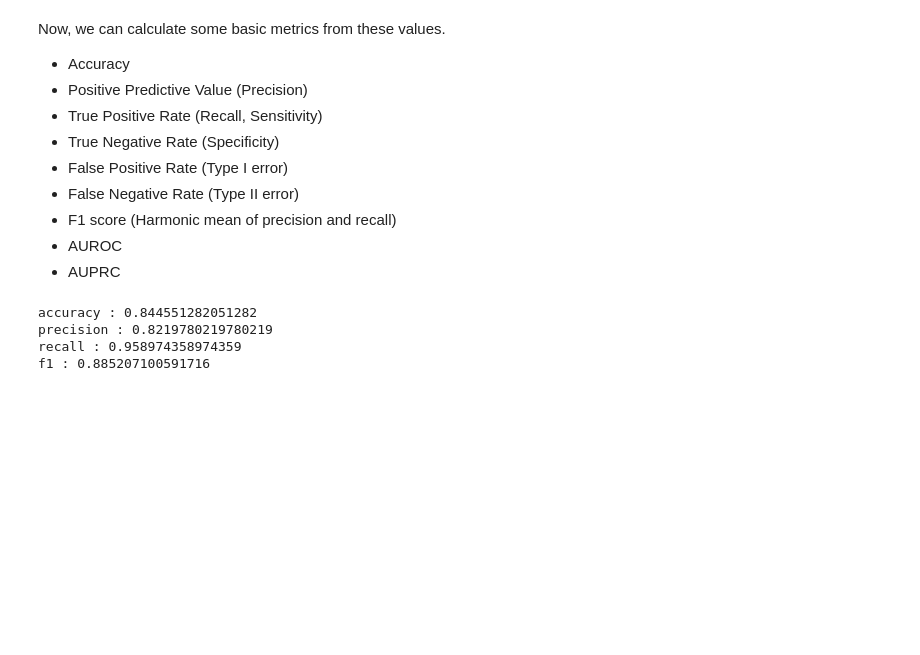
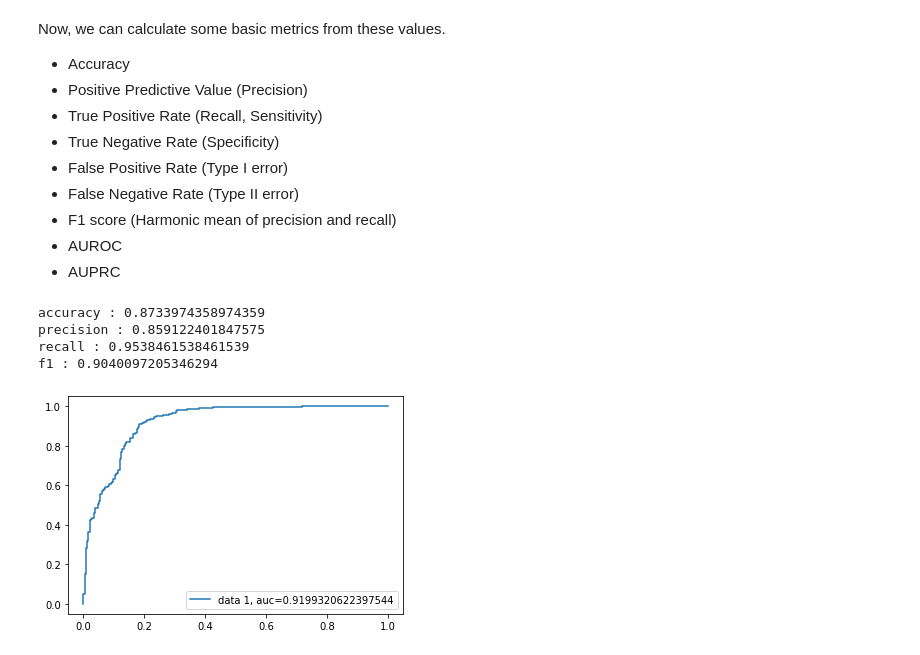
Before and after one commit to baeseongsu/KoSAIM2022-chest-x-ray-classification, a Jupyter notebook: 20220813_kosaim_hands_on_cnn_chest_xray_classification.ipynb, the cells around one changed output. Drawn from its saved outputs; the diff is of its cells as text; code cells hidden in the pictures; blank space fills up the shorter version.

```diff
--- a/20220813_kosaim_hands_on_cnn_chest_xray_classification.ipynb
+++ b/20220813_kosaim_hands_on_cnn_chest_xray_classification.ipynb
@@ -1469,19 +1470,22 @@ plt.show()
 net.eval()
 test_correct = 0.0
 test_total = 0.0
-y_true, y_pred = [], []
+y_true, y_pred, y_logit = [], [], []
 
 for batch_idx, (x, y) in tqdm(enumerate(data_loader['test']), total=len(data_loader['test'])):
     y = y.unsqueeze(1).float()  # prepare targets
     x, y = x.to(device), y.to(device)
-    pred = net(x)
-    pred = (torch.sigmoid(pred) >= 0.5)
+    logit = net(x)
+    pred = (torch.sigmoid(logit) >= 0.5)
 
     test_correct += (pred == y).sum().item()
     test_total += x.size(0)
 
+    y_logit += logit.cpu().tolist()
     y_pred += pred.cpu().tolist()
     y_true += y.cpu().tolist()
 
 print(test_correct/test_total * 100.)
+print(roc_auc_score(y_true, y_logit, average='micro'))
+print(average_precision_score(y_true, y_logit, average='micro'))
 # %% [output]
@@ -1547,10 +1553,10 @@ print("precision :", precision_score(y_true, y_pred))
 print("recall :", recall_score(y_true, y_pred))
 print("f1 :", f1_score(y_true, y_pred))
 # %% [output]
-accuracy : 0.844551282051282
-precision : 0.8219780219780219
-recall : 0.958974358974359
-f1 : 0.885207100591716
+accuracy : 0.8733974358974359
+precision : 0.859122401847575
+recall : 0.9538461538461539
+f1 : 0.9040097205346294
 # %%
 # AUROC, AUPRC
 from sklearn.metrics import roc_auc_score, average_precision_score
@@ -1559,3 +1565,15 @@ result["auprc"] = average_precision_score(y_true, y_pred, average='micro')
+# %%
+def show_auroc_plot(y_test, y_pred_proba):
+
+    fpr, tpr, _ = sklearn.metrics.roc_curve(y_test,  y_pred_proba)
+    auc = sklearn.metrics.roc_auc_score(y_test, y_pred_proba)
+    plt.plot(fpr,tpr,label="data 1, auc="+str(auc))
+    plt.legend(loc=4)
+    plt.show()
+# %%
+show_auroc_plot(y_test=y_true, y_pred_proba=y_logit)
+# %% [output]
+[figure, added]
 # %%
 for k,v in result.items():
     print(f"{k}  :  {v}")
```
Also changed, not shown: parts of 36 cells of this notebook.
